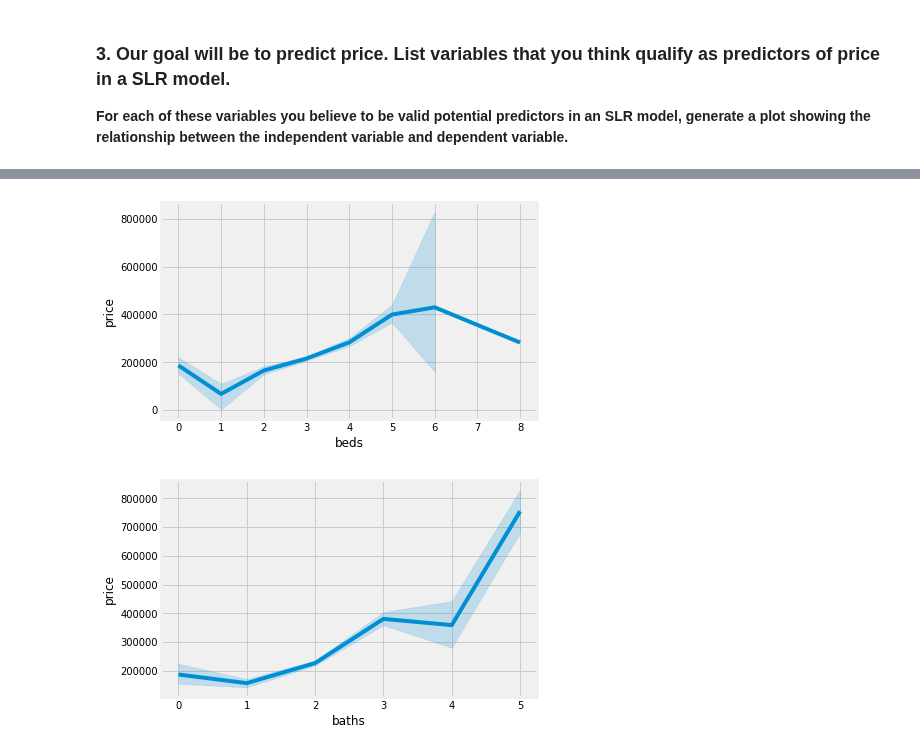
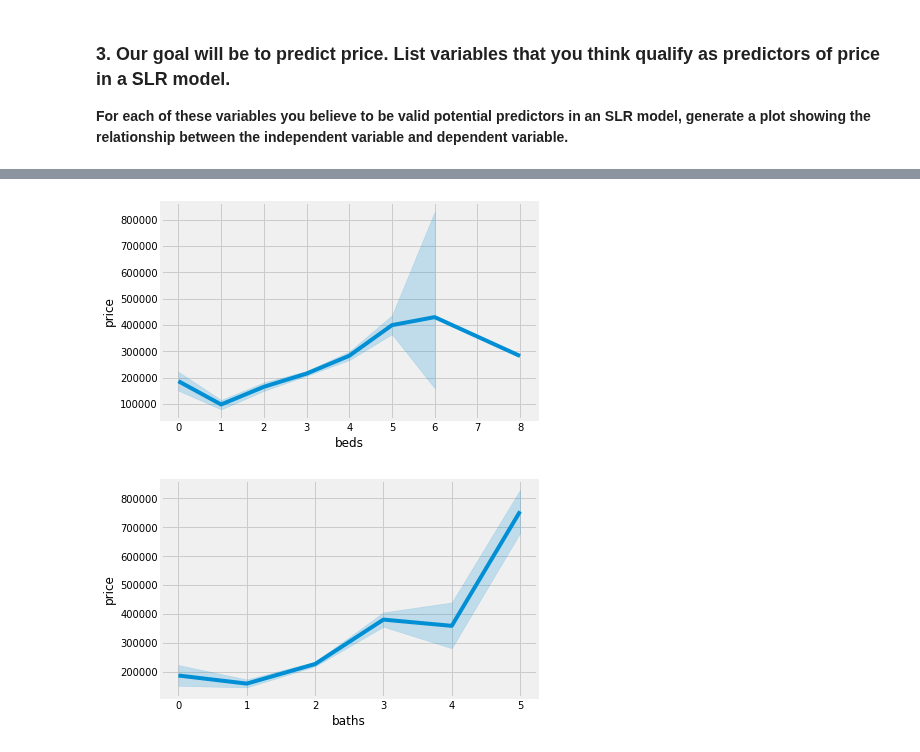
Before and after one commit to ShelyBhogal/data-science, a Jupyter notebook: 10-linear-regression/practice/simple-linear-regression-sacramento.ipynb, the cells around one changed output, grey strips where cells are left out. Cells and saved outputs as stored; diff of their text form; code cells hidden in the pictures.

```diff
--- a/10-linear-regression/practice/simple-linear-regression-sacramento.ipynb
+++ b/10-linear-regression/practice/simple-linear-regression-sacramento.ipynb
@@ -66,0 +81,3 @@ sac_df = sac[sac.type != 'Unkown']
+# %%
+# Zip code is better as a string object (categorical)
+sac['zip'] = sac['zip'].astype(str)
@@ -67,3 +90,5 @@ sac_df = sac[sac.type != 'Unkown']
+# %%
+sac.drop([703, 757], inplace = True)
 # %% [markdown]
 ### 3. Our goal will be to predict price. List variables that you think qualify as predictors of price in a SLR model.
 
@@ -87,6 +115,6 @@ sns.scatterplot(x='sq_ft', y='price', data=sac_df);
 # %%
-# A : sac_df - 'beds' vs 'price'
-sns.lineplot(x='beds', y='price', data=sac_df);
+# A : 'beds' vs 'price'
+sns.lineplot(x='beds', y='price', data=sac);
 # %% [output]
-[figure, old version]
+[figure, new version]
 # %%
```
Also changed, not shown: parts of 31 cells of this notebook, 2 other files.
